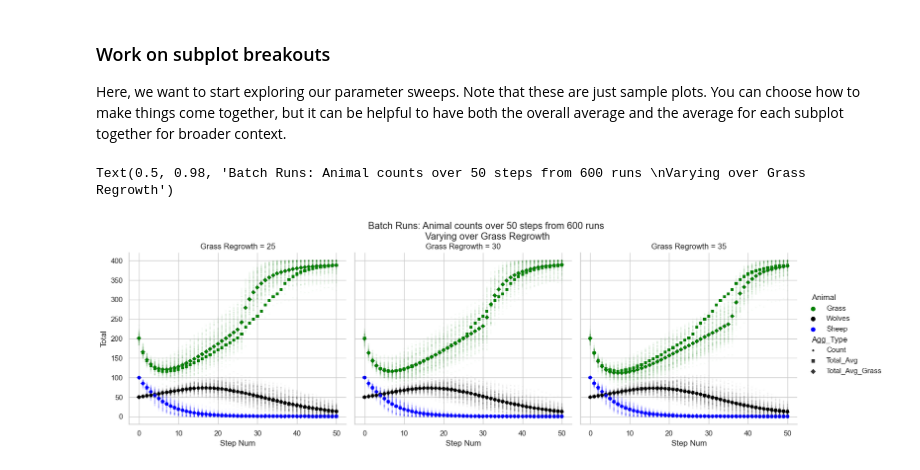
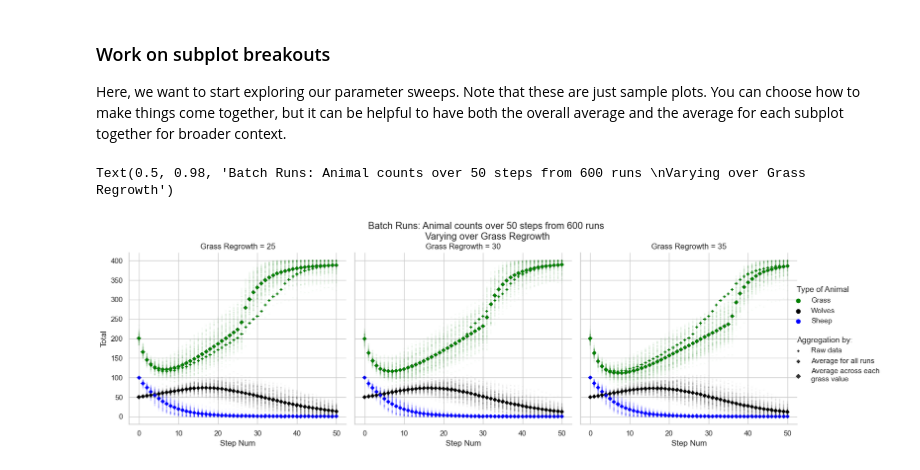
Before and after one commit to jmclip/MACSS-40550-ABM, a Jupyter notebook: 7_Analysis_YAAWN/data/batch_analysis_example_plots.ipynb, the cells around one changed output. Drawn from its saved outputs; the diff is of its cells as text; code cells hidden in the pictures.

```diff
--- a/7_Analysis_YAAWN/data/batch_analysis_example_plots.ipynb
+++ b/7_Analysis_YAAWN/data/batch_analysis_example_plots.ipynb
@@ -127,25 +114,34 @@ Here, we want to start exploring our parameter sweeps. Note that these are just
 # %%
 # Vary over Grass Regrowth
 sns.set_theme(style="whitegrid")
 subdata = batch_avgs_merged_long[batch_avgs_merged_long["Agg_Type"].isin(["Count","Total_Avg","Total_Avg_Grass"])]
 
 ## Here, we will do something similar to what we did above, but breaking it out by different components
 # Look at previous plot but incorporate variables from runs (varying regrowth and gains)
 facet_grass = sns.relplot(x="Step Num", y="Total", hue="Animal",
                 palette=["green", "black", "blue"], style= "Agg_Type",
                 size="Agg_Type", sizes={"Count": 5,"Total_Avg": 20,"Total_Avg_Grass": 20},
                 hue_order=["Grass", "Wolves", "Sheep"],
-                markers = {"Count": "o","Total_Avg": "s","Total_Avg_Grass": "D"},
+                markers = {"Count": "o","Total_Avg": "P","Total_Avg_Grass": "D"},
                 alpha = 0.03, col = "Grass Regrowth",
              data=subdata, kind = "scatter")
 
 facet_grass.fig.subplots_adjust(top=0.85)
 
+# if you want to do your own legend magic:
+# suggest doing print(leg.get_texts() to see where things fall if you're not sure)
+leg = facet_grass._legend
+leg.get_texts()[0].set_text('Type of Animal')
+leg.get_texts()[4].set_text('\nAggregation by:') #just wanted an extra line here
+leg.get_texts()[5].set_text('Raw data')
+leg.get_texts()[6].set_text('Average for all runs')
+leg.get_texts()[7].set_text('Average across each \ngrass value')
+
 #add overall title
 facet_grass.fig.suptitle('Batch Runs: Animal counts over 50 steps from 600 runs \nVarying over Grass Regrowth')
 # %% [output]
 Text(0.5, 0.98, 'Batch Runs: Animal counts over 50 steps from 600 runs \nVarying over Grass Regrowth')
-[figure, old version]
+[figure, new version]
 # %%
 # Vary over Wolf Gains
 sns.set_theme(style="whitegrid")
```
Also changed, not shown: parts of 5 cells of this notebook, 1 other file.
